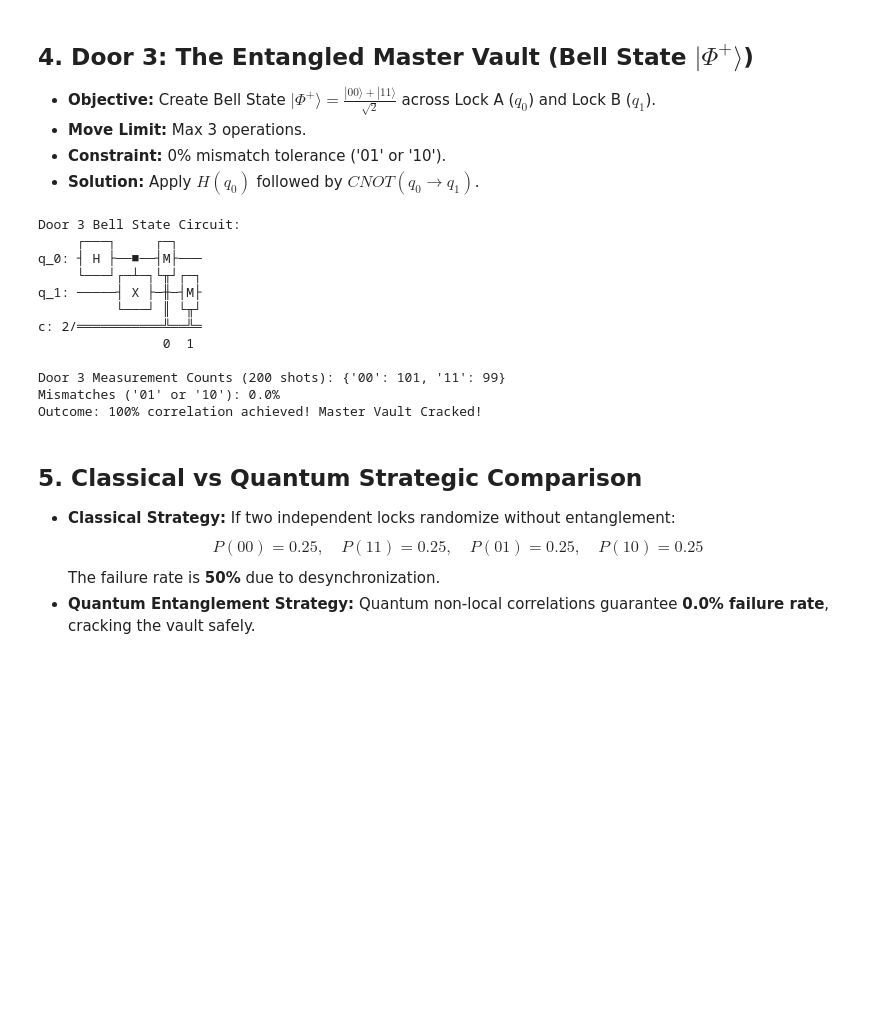
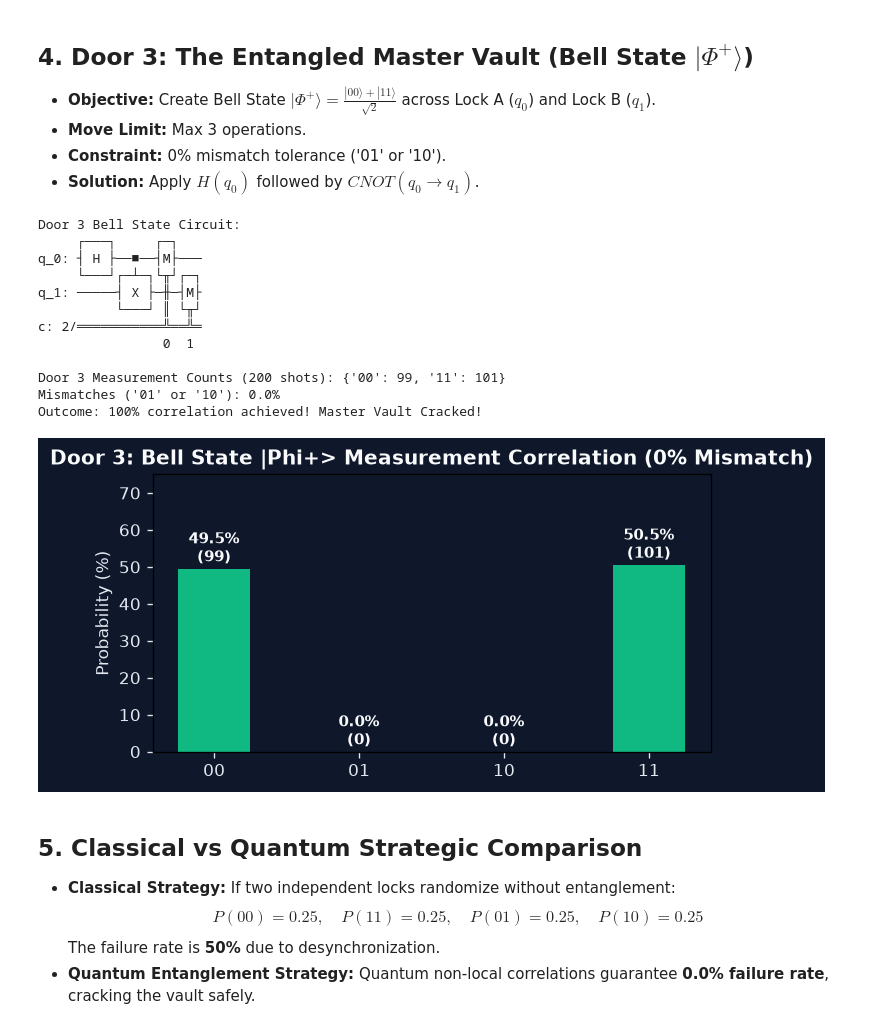
Before and after one commit to harshavardhankilli/QubitSolo, a Jupyter notebook: notebooks/solution.ipynb, the cells around one changed output. Cells and saved outputs as stored; diff of their text form; code cells hidden in the pictures; blank space fills up the shorter version.

```diff
--- a/notebooks/solution.ipynb
+++ b/notebooks/solution.ipynb
@@ -110,32 +133,45 @@ Physics: H * H = Identity! State returned to |0>. Superposition failed.
 # %%
 qc3 = QuantumCircuit(2, 2)
 qc3.h(0)      # Superposition on Lock A
 qc3.cx(0, 1)  # CNOT entangles Lock A and Lock B
 qc3.measure(0, 0)
 qc3.measure(1, 1)
 
 print("Door 3 Bell State Circuit:")
 print(qc3.draw(output="text"))
 
 counts3 = simulator.run(qc3, shots=200).result().get_counts()
 print(f"\nDoor 3 Measurement Counts (200 shots): {counts3}")
 mismatches = counts3.get('01', 0) + counts3.get('10', 0)
 print(f"Mismatches ('01' or '10'): {(mismatches / 200) * 100:.1f}%")
 if mismatches == 0 and counts3.get('00', 0) > 0 and counts3.get('11', 0) > 0:
     print("Outcome: 100% correlation achieved! Master Vault Cracked!")
+
+# Plot measurement distribution
+fig, ax = plt.subplots(figsize=(6, 3), facecolor='#0F172A')
+ax.set_facecolor('#0F172A')
+states = ['00', '01', '10', '11']
+counts_all = [counts3.get(s, 0) for s in states]
+ax.bar(states, [c/200*100 for c in counts_all], color=['#10B981', '#EF4444', '#EF4444', '#10B981'], width=0.5)
+ax.set_ylabel('Probability (%)', color='#E2E8F0')
+ax.set_title('Door 3: Bell State |Phi+> Correlation (0% Mismatch)', color='#F8FAFC', fontweight='bold')
+ax.tick_params(colors='#E2E8F0')
+ax.set_ylim(0, 75)
+plt.show()
 # %% [output]
 Door 3 Bell State Circuit:
      ┌───┐     ┌─┐
 q_0: ┤ H ├──■──┤M├───
      └───┘┌─┴─┐└╥┘┌─┐
 q_1: ─────┤ X ├─╫─┤M├
           └───┘ ║ └╥┘
 c: 2/═══════════╩══╩═
                 0  1
 
-Door 3 Measurement Counts (200 shots): {'00': 101, '11': 99}
+Door 3 Measurement Counts (200 shots): {'00': 99, '11': 101}
 Mismatches ('01' or '10'): 0.0%
 Outcome: 100% correlation achieved! Master Vault Cracked!
+[figure, added]
 # %% [markdown]
 ## 5. Classical vs Quantum Strategic Comparison
 - **Classical Strategy:** If two independent locks randomize without entanglement:
```
Also changed, not shown: parts of 3 cells of this notebook.
